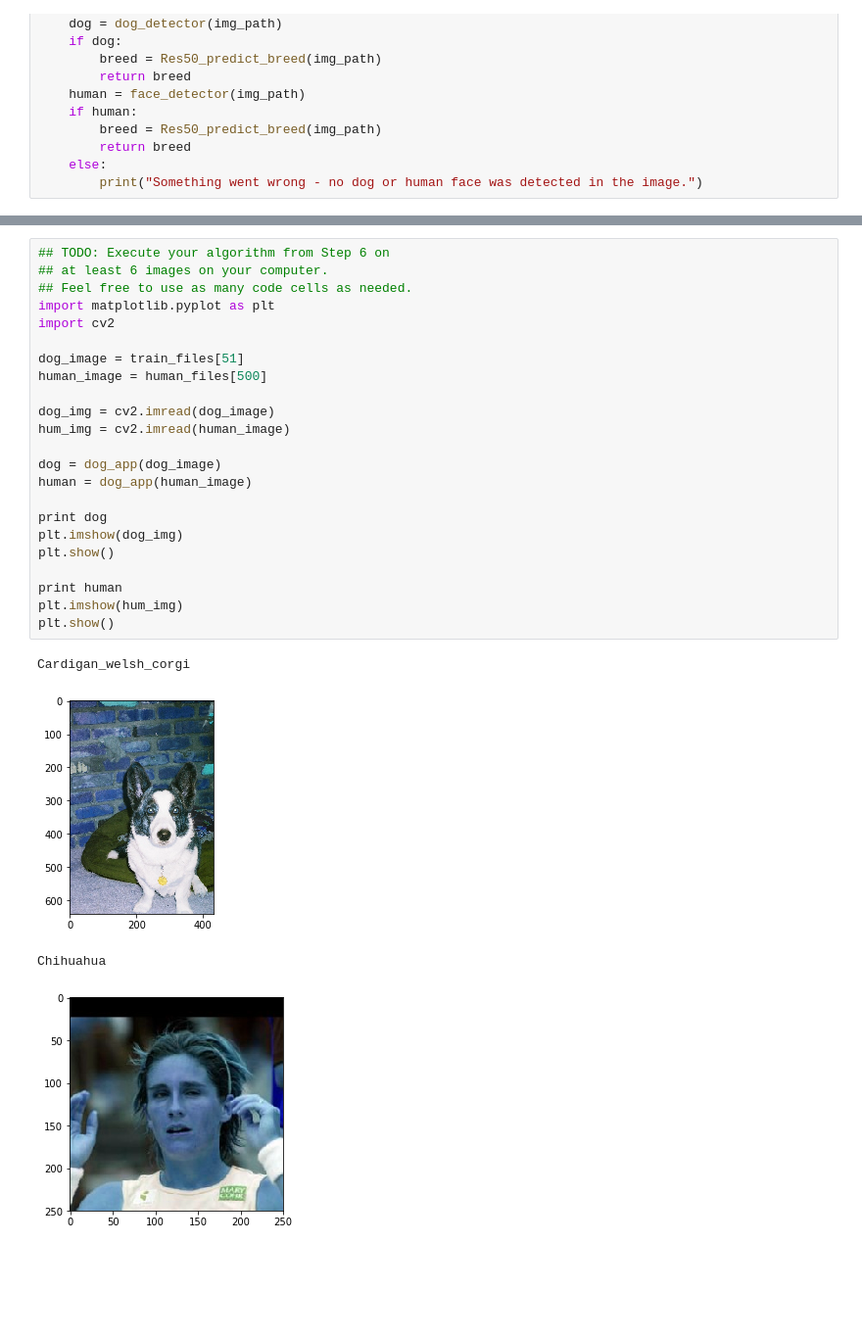
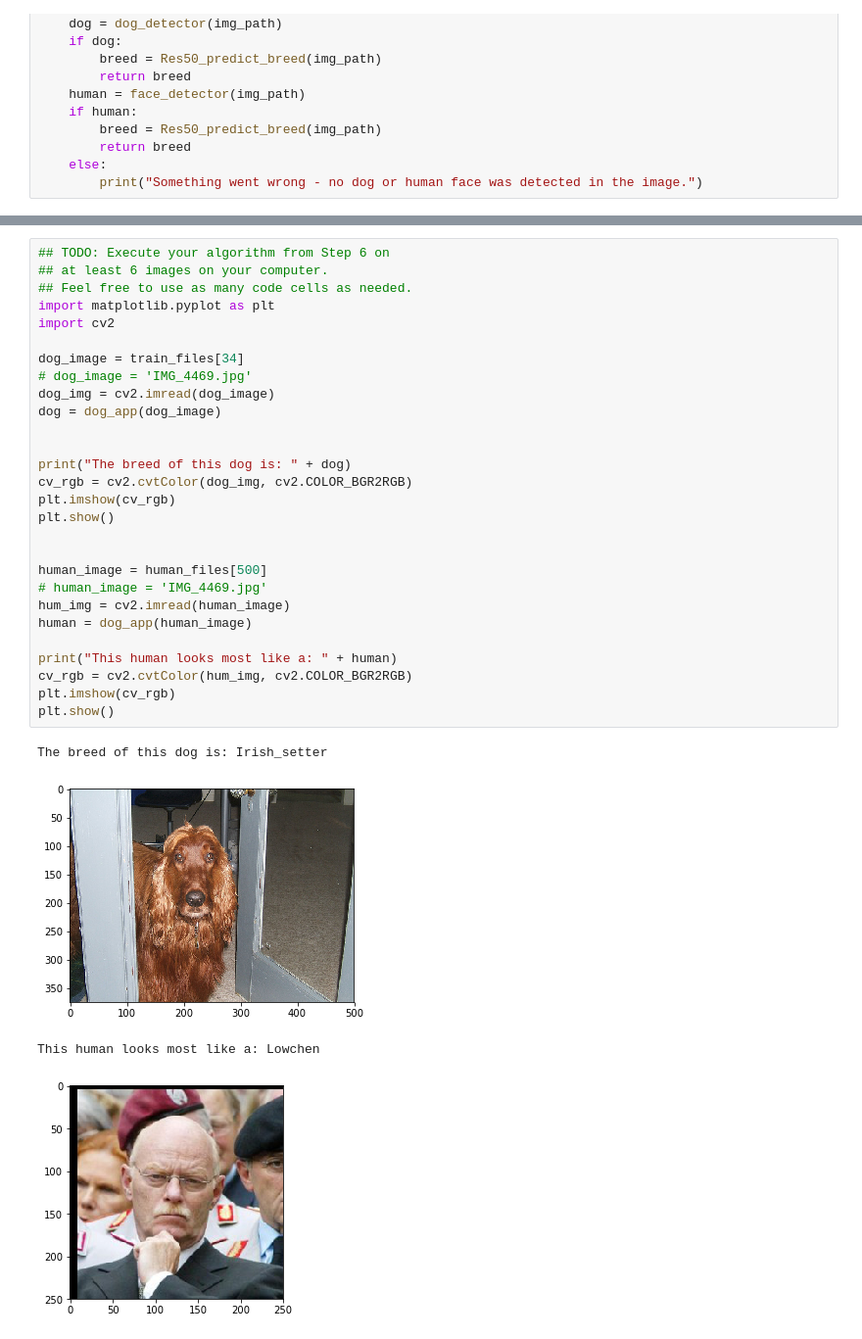
Before and after one commit to m-hintz-42/cnn_dog, a Jupyter notebook: dog_app.ipynb, the cells around one changed output, grey strips where cells are left out. Shown at 98% size. Cells and saved outputs as stored; diff of their text form; blank space fills up the shorter version.

```diff
--- a/dog_app.ipynb
+++ b/dog_app.ipynb
@@ -776,28 +730,33 @@ __Answer:__
 # %%
 ## TODO: Execute your algorithm from Step 6 on
 ## at least 6 images on your computer.
 ## Feel free to use as many code cells as needed.
 import matplotlib.pyplot as plt
 import cv2
 
-dog_image = train_files[51]
+dog_image = train_files[34]
+# dog_image = 'IMG_4469.jpg'
+dog_img = cv2.imread(dog_image)
+dog = dog_app(dog_image)
+
+
+print("The breed of this dog is: " + dog)
+cv_rgb = cv2.cvtColor(dog_img, cv2.COLOR_BGR2RGB)
+plt.imshow(cv_rgb)
+plt.show()
+
+
 human_image = human_files[500]
-
-dog_img = cv2.imread(dog_image)
+# human_image = 'IMG_4469.jpg'
 hum_img = cv2.imread(human_image)
-
-dog = dog_app(dog_image)
 human = dog_app(human_image)
 
-print dog
-plt.imshow(dog_img)
+print("This human looks most like a: " + human)
+cv_rgb = cv2.cvtColor(hum_img, cv2.COLOR_BGR2RGB)
+plt.imshow(cv_rgb)
 plt.show()
-
-print human
-plt.imshow(hum_img)
-plt.show()
 # %% [output]
-Cardigan_welsh_corgi
+The breed of this dog is: Irish_setter
-[figure, old version]
+[figure, new version]
-Chihuahua
+This human looks most like a: Lowchen
-[figure, old version]
+[figure, new version]
```
Also changed, not shown: parts of 15 cells of this notebook, 1 other file.
